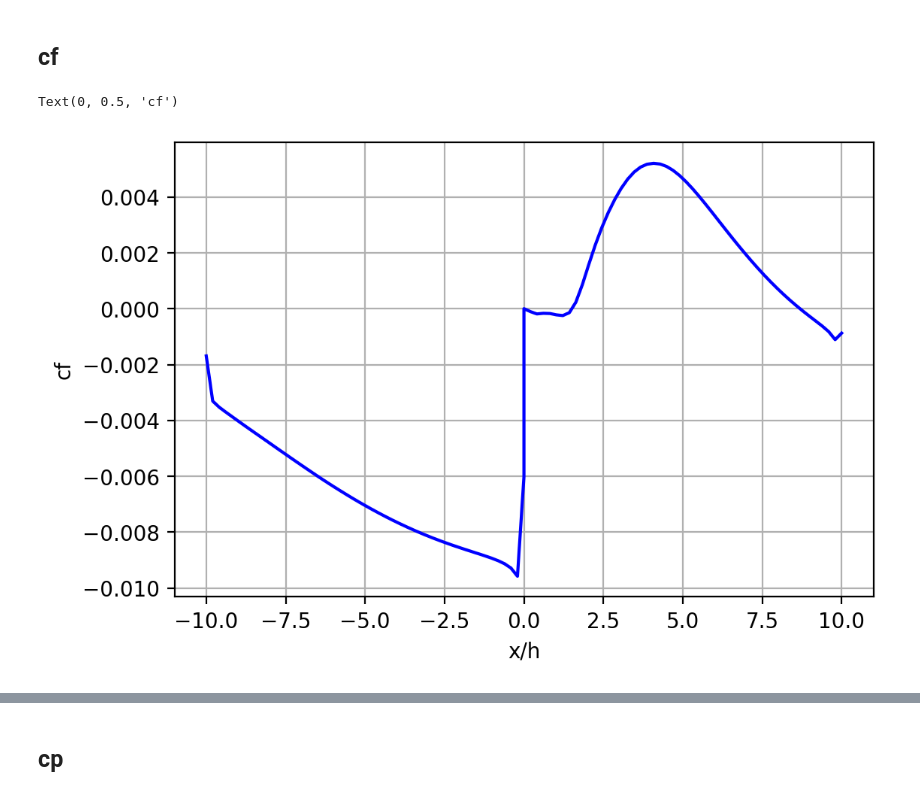
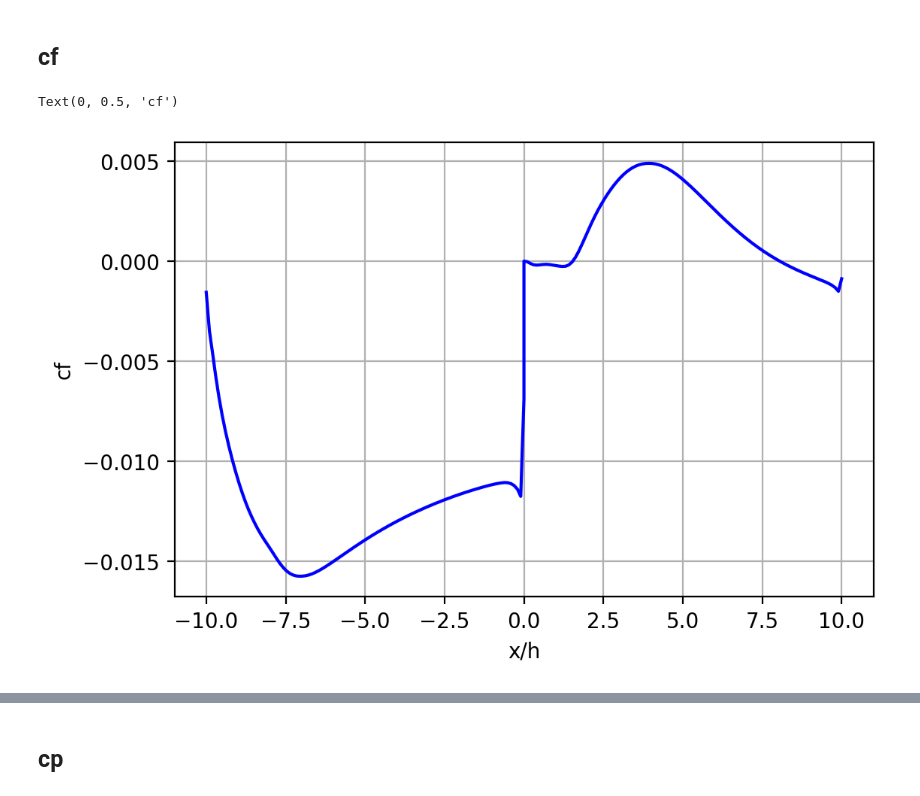
Before and after one commit to MartinAchondo/Simulation-of-Backward-Facing-Step-Flow-Using-OpenFOAM, a Jupyter notebook: 2d_k_omega/plots.ipynb, the cells around one changed output, grey strips where cells are left out. Cells and saved outputs as stored; diff of their text form; code cells hidden in the pictures.

```diff
--- a/2d_k_omega/plots.ipynb
+++ b/2d_k_omega/plots.ipynb
@@ -16,8 +16,6 @@ from fieldsValues import case
 import postCodes.cf_cp_wall as coef
 import postCodes.residuals as residuals
 import postCodes.wallLaw as wall
-
-case.endTime = 950
 # %% [markdown]
 ## Residuals
 # %%
@@ -38,15 +36,17 @@ plt.yscale('log')
+# %%
+case.endTime = 755
 # %% [markdown]
 ## cf
 # %%
 cf_lower,cf_upper = coef.get_cf(case)
 # %%
-plt.plot(cf_lower['x']/case.h-10,cf_lower['cf'], c='b')
+plt.plot(((cf_lower['x']-1)/(case.h)),cf_lower['cf'], c='b')
 plt.grid()
 plt.xlabel('x/h')
 plt.ylabel('cf')
 # %% [output]
 Text(0, 0.5, 'cf')
-[figure, old version]
+[figure, new version]
 # %%
 plt.plot(cf_upper['x']/case.h-10,cf_upper['cf'], c='b')
 plt.grid()
```
Also changed, not shown: parts of 8 cells of this notebook, 41 other files.
